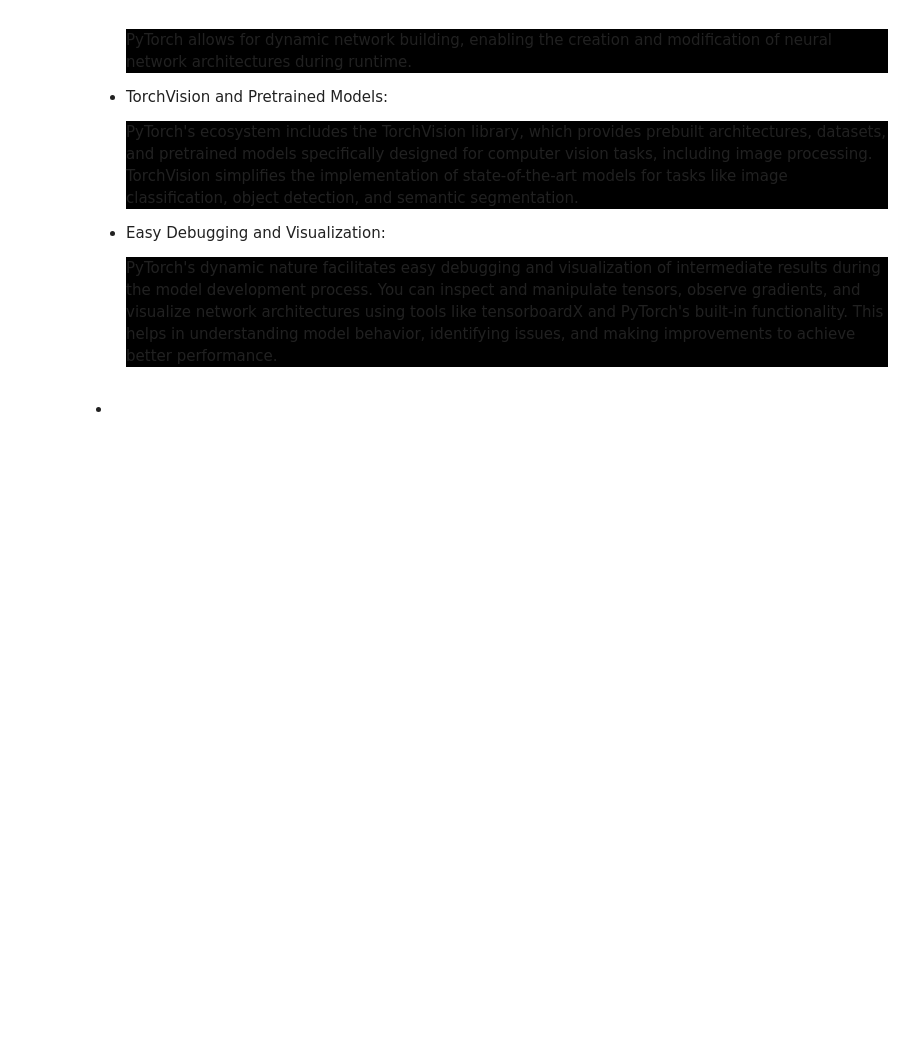
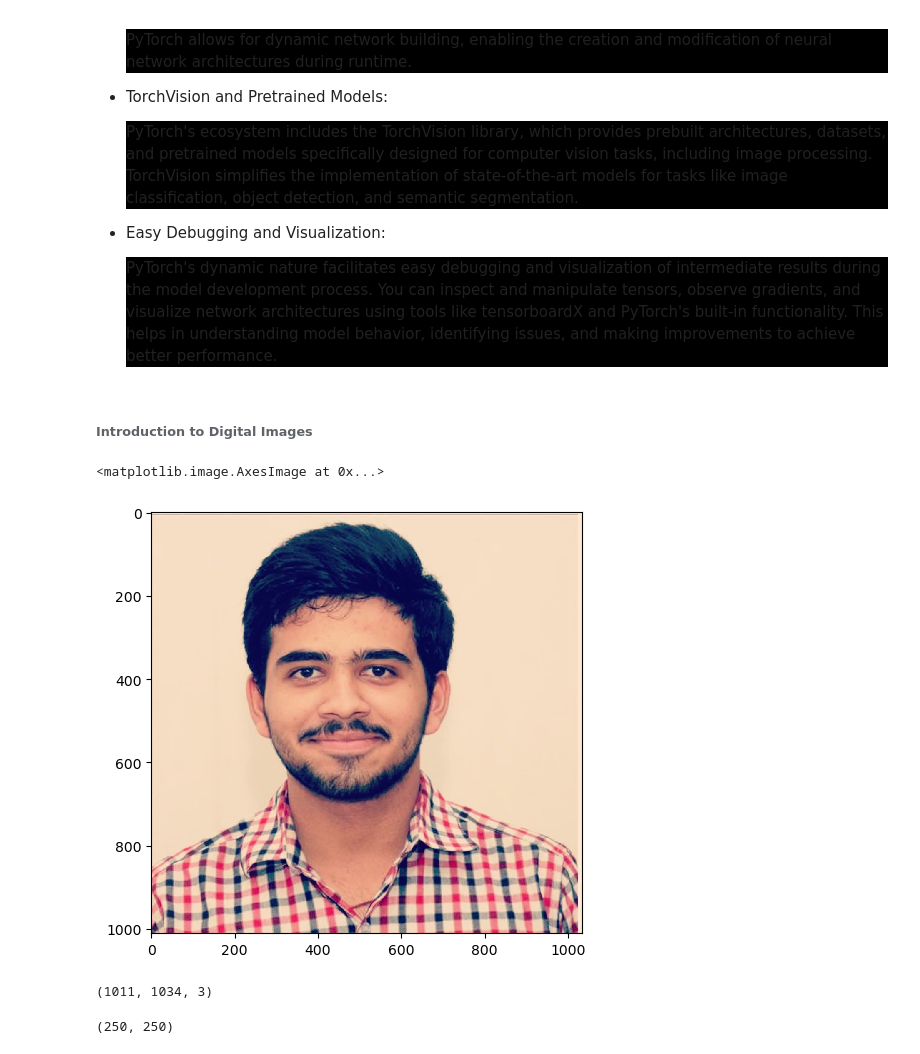
Before and after one commit to VIROOPAKSHC/NPTEL-Image-Processing-with-Python, a Jupyter notebook: Introduction.ipynb, the cells around one changed output. Cells and saved outputs as stored; diff of their text form; code cells hidden in the pictures; blank space fills up the shorter version.

```diff
--- a/Introduction.ipynb
+++ b/Introduction.ipynb
@@ -299,4 +299,28 @@ models onto GPUs for accelerated processing.</p></li>
     <li>Easy Debugging and Visualization: <p style="background-color: black; font:white">PyTorch's dynamic nature facilitates easy debugging and visualization of intermediate results during the model development process. You can inspect and manipulate tensors, observe gradients, and visualize network architectures using tools like tensorboardX and PyTorch's built-in functionality. This helps in understanding model behavior, identifying issues, and making improvements to achieve better performance.</p></li>
 </ul>
 # %% [markdown]
-<li><p style="background-color: black; font:white"></p></li>
+###### Introduction to Digital Images
+# %%
+import cv2
+from skimage.io import imshow, imread
+img = imread(r"C:\Users\kabali\Downloads\COMPRESSED.jpg")
+# %%
+import matplotlib.pyplot as plt
+imshow(img)
+# %% [output]
+<matplotlib.image.AxesImage at 0x...>
+[figure, added]
+# %%
+img.shape
+# %% [output]
+(1011, 1034, 3)
+# %%
+# Resizing
+
+from PIL import Image
+# img_ = Image.fromarray(img)
+img_ = Image.open(r"C:\Users\kabali\Downloads\COMPRESSED.jpg")
+resized_img = img_.resize((250,250))
+resized_img.size
+# %% [output]
+(250, 250)
```
Also changed, not shown: parts of 16 cells of this notebook.
